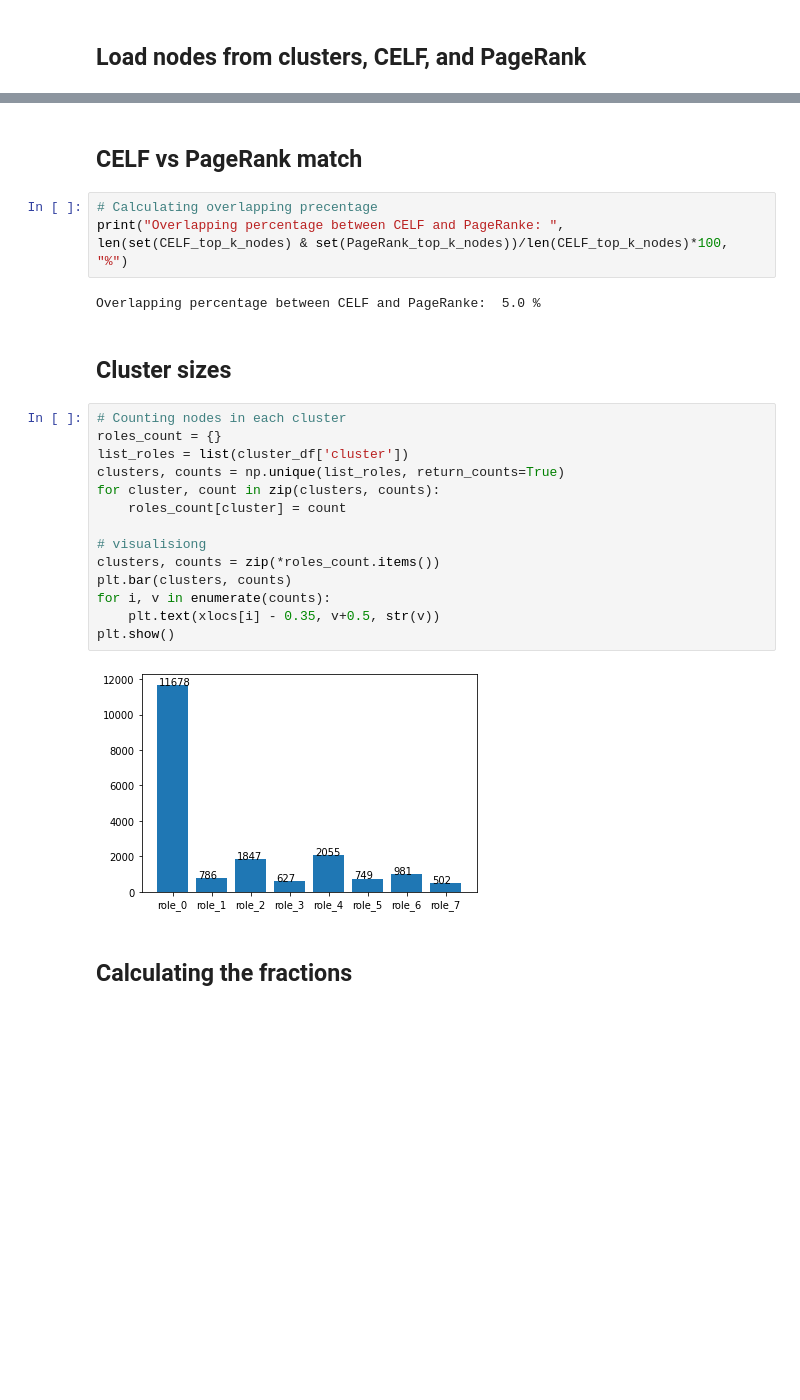
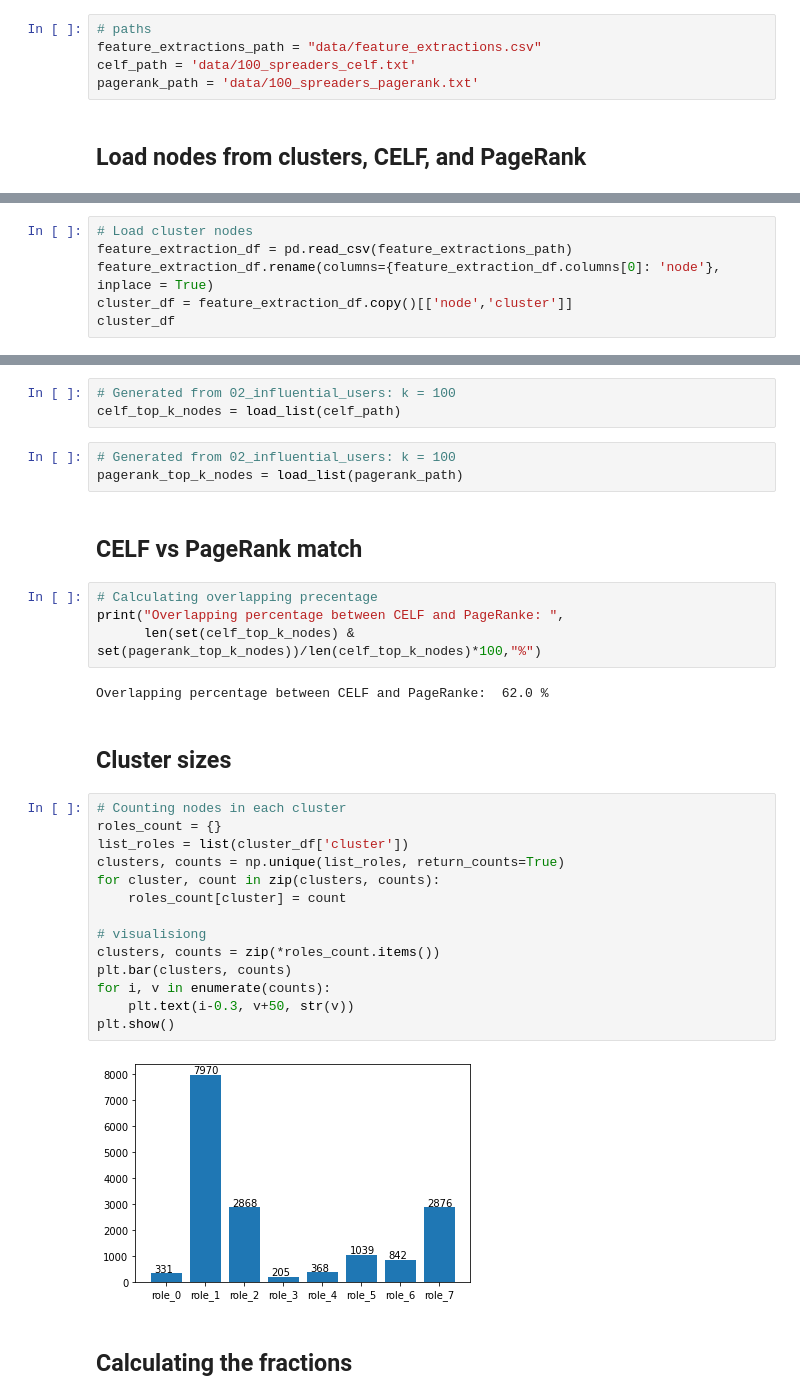
Before and after one commit to alexcosta13/twitter-superspreaders, a Jupyter notebook: 04_results_and_visualization.ipynb, the cells around one changed output, grey strips where cells are left out. Cells and saved outputs as stored; diff of their text form; blank space fills up the shorter version.

```diff
--- a/04_results_and_visualization.ipynb
+++ b/04_results_and_visualization.ipynb
@@ -9,2 +10,7 @@ import numpy as np
+# %%
+# paths
+feature_extractions_path = "data/feature_extractions.csv"
+celf_path = 'data/100_spreaders_celf.txt'
+pagerank_path = 'data/100_spreaders_pagerank.txt'
 # %% [markdown]
 ## Load nodes from clusters, CELF, and PageRank
@@ -20,0 +17,6 @@ PageRank_top_k_nodes = [88, 26, 1988, 77, 4, 677, 14454, 640, 2342, 8016, 2567,
+# %%
+# Load cluster nodes
+feature_extraction_df = pd.read_csv(feature_extractions_path)
+feature_extraction_df.rename(columns={feature_extraction_df.columns[0]: 'node'}, inplace = True)
+cluster_df = feature_extraction_df.copy()[['node','cluster']]
+cluster_df
@@ -21,28 +37,35 @@ PageRank_top_k_nodes = [88, 26, 1988, 77, 4, 677, 14454, 640, 2342, 8016, 2567,
+# %%
+# Generated from 02_influential_users: k = 100
+celf_top_k_nodes = load_list(celf_path)
+# %%
+# Generated from 02_influential_users: k = 100
+pagerank_top_k_nodes = load_list(pagerank_path)
 # %% [markdown]
 ## CELF vs PageRank match
 # %%
 # Calculating overlapping precentage
-print("Overlapping percentage between CELF and PageRanke: ", len(set(CELF_top_k_nodes) & set(PageRank_top_k_nodes))/len(CELF_top_k_nodes)*100, "%")
+print("Overlapping percentage between CELF and PageRanke: ",
+      len(set(celf_top_k_nodes) & set(pagerank_top_k_nodes))/len(celf_top_k_nodes)*100,"%")
 # %% [output]
-Overlapping percentage between CELF and PageRanke:  5.0 %
+Overlapping percentage between CELF and PageRanke:  62.0 %
 # %% [markdown]
 ## Cluster sizes
 # %%
 # Counting nodes in each cluster
 roles_count = {}
 list_roles = list(cluster_df['cluster'])
 clusters, counts = np.unique(list_roles, return_counts=True)
 for cluster, count in zip(clusters, counts):
     roles_count[cluster] = count
 
 # visualisiong
 clusters, counts = zip(*roles_count.items())
 plt.bar(clusters, counts)
 for i, v in enumerate(counts):
-    plt.text(xlocs[i] - 0.35, v+0.5, str(v))
+    plt.text(i-0.3, v+50, str(v))
 plt.show()
 # %% [output]
-[figure, old version]
+[figure, new version]
 # %% [markdown]
 ## Calculating the fractions
 # %%
```
Also changed, not shown: parts of 48 cells of this notebook.
